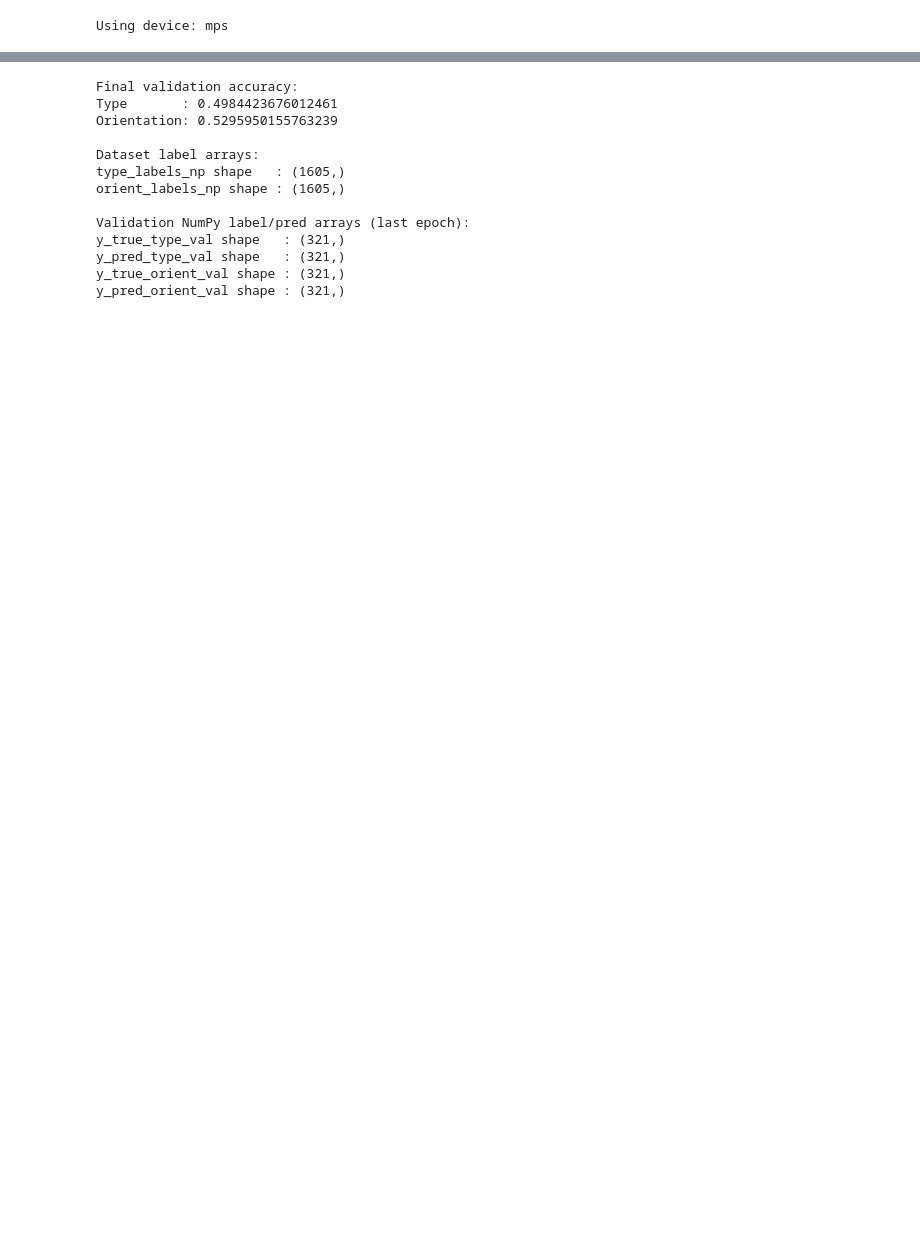
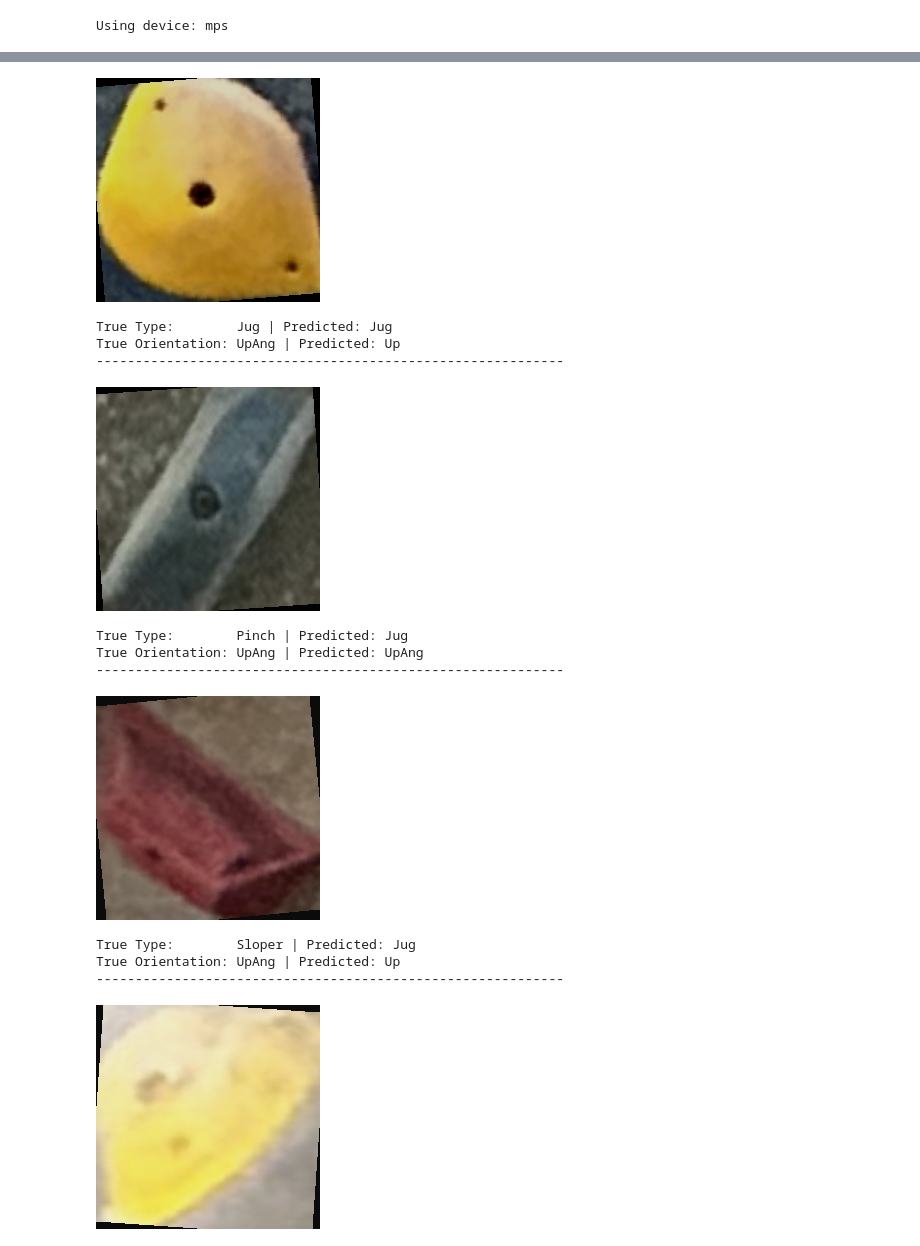
Before and after one commit to katie34634/ml_project_msai, a Jupyter notebook: hold_classification.ipynb, the cells around one changed output, grey strips where cells are left out. Drawn from its saved outputs; the diff is of its cells as text; code cells hidden in the pictures; blank space fills up the shorter version.

```diff
--- a/hold_classification.ipynb
+++ b/hold_classification.ipynb
@@ -372,28 +343,56 @@ plt.show()
 # %%
-print("Final validation accuracy:")
-print("Type       :", val_acc_type[-1])
-print("Orientation:", val_acc_orientation[-1])
+import random
 
-print("\nDataset label arrays:")
-print("type_labels_np shape   :", type_labels_np.shape)
-print("orient_labels_np shape :", orient_labels_np.shape)
+TYPE_NAMES = ['Jug', 'Sloper', 'Crimp', 'Jib', 'Pinch', 'Pocket', 'Edge']
+ORIENT_NAMES = ['Up', 'Down', 'Side', 'UpAng', 'DownAng']
 
-print("\nValidation NumPy label/pred arrays (last epoch):")
-print("y_true_type_val shape   :", y_true_type_val.shape)
-print("y_pred_type_val shape   :", y_pred_type_val.shape)
-print("y_true_orient_val shape :", y_true_orient_val.shape)
-print("y_pred_orient_val shape :", y_pred_orient_val.shape)
+def show_predictions(n=5):
+    model.eval()
+    for _ in range(n):
+        idx = random.randint(0, len(val_dataset) - 1)
+        sample = val_dataset[idx]
+
+        img = sample["image"].unsqueeze(0).to(device)
+
+        with torch.no_grad():
+            out_type, out_orient = model(img)
+
+        pred_type = out_type.argmax(1).item()
+        pred_orient = out_orient.argmax(1).item()
+
+        true_type = sample["type"]
+        true_orient = sample["orientation"]
+
+        type_name_true = TYPE_NAMES[true_type] if 0 <= true_type < len(TYPE_NAMES) else f"idx {true_type}"
+        type_name_pred = TYPE_NAMES[pred_type] if 0 <= pred_type < len(TYPE_NAMES) else f"idx {pred_type}"
+
+        orient_name_true = ORIENT_NAMES[true_orient] if 0 <= true_orient < len(ORIENT_NAMES) else f"idx {true_orient}"
+        orient_name_pred = ORIENT_NAMES[pred_orient] if 0 <= pred_orient < len(ORIENT_NAMES) else f"idx {pred_orient}"
+
+        mean = torch.tensor([0.485, 0.456, 0.406]).reshape(3, 1, 1)
+        std = torch.tensor([0.229, 0.224, 0.225]).reshape(3, 1, 1)
+        denorm_img = sample["image"] * std + mean
+        denorm_img = denorm_img.clamp(0, 1)
+
+        img_pil = transforms.ToPILImage()(denorm_img.cpu())
+
+        display(img_pil)
+        print(f"True Type:        {type_name_true} | Predicted: {type_name_pred}")
+        print(f"True Orientation: {orient_name_true} | Predicted: {orient_name_pred}")
+        print("-" * 60)
+
+show_predictions(5)
 # %% [output]
+[figure, added]
-Final validation accuracy:
-Type       : 0.4984423676012461
-Orientation: 0.5295950155763239
-
-Dataset label arrays:
-type_labels_np shape   : (1605,)
-orient_labels_np shape : (1605,)
-
-Validation NumPy label/pred arrays (last epoch):
-y_true_type_val shape   : (321,)
-y_pred_type_val shape   : (321,)
-y_true_orient_val shape : (321,)
-y_pred_orient_val shape : (321,)
+True Type:        Jug | Predicted: Jug
+True Orientation: UpAng | Predicted: Up
+------------------------------------------------------------
+[figure, added]
+True Type:        Pinch | Predicted: Jug
+True Orientation: UpAng | Predicted: UpAng
+------------------------------------------------------------
+[figure, added]
+True Type:        Sloper | Predicted: Jug
+True Orientation: UpAng | Predicted: Up
+------------------------------------------------------------
+[figure, added]
```
Also changed, not shown: parts of 9 cells of this notebook, 1 other file.
